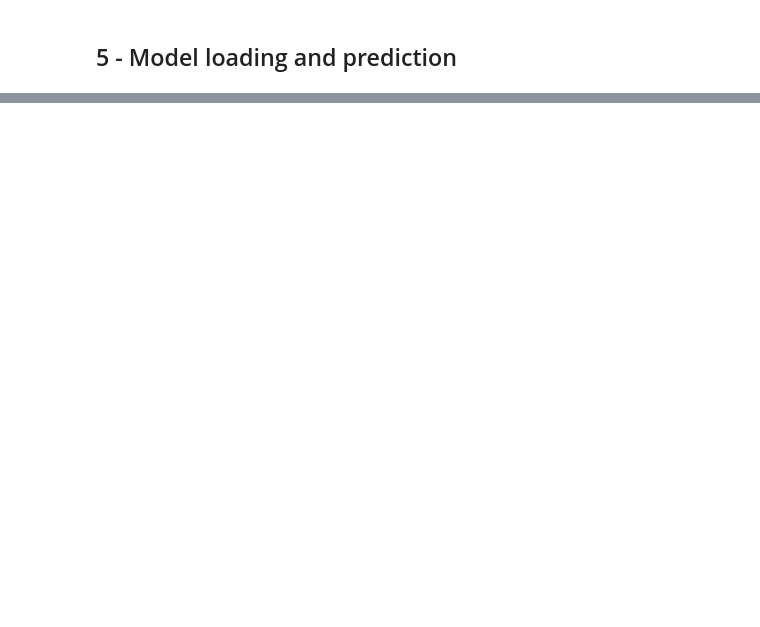
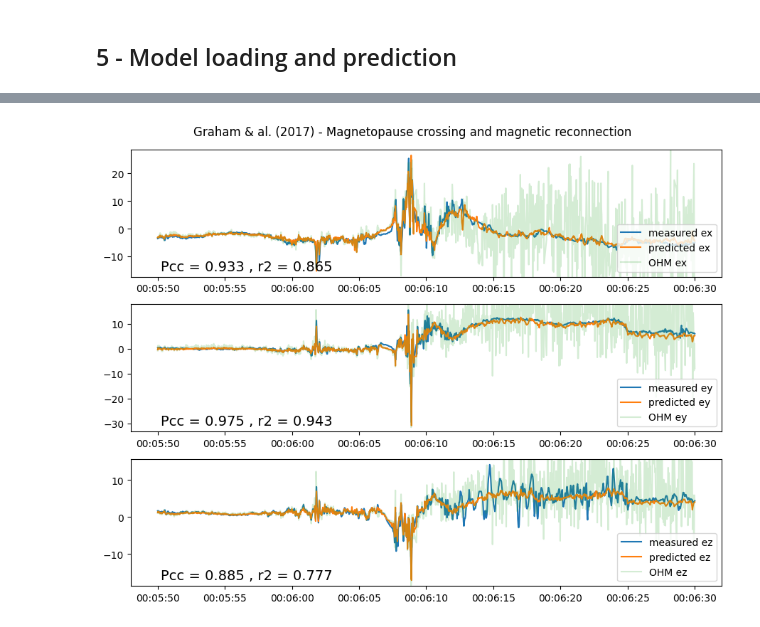
Before and after one commit to esevegne/astro-nn, a Jupyter notebook: analysis.ipynb, the cells around one changed output, grey strips where cells are left out. Drawn from its saved outputs; the diff is of its cells as text; code cells hidden in the pictures; blank space fills up the shorter version.

```diff
--- a/analysis.ipynb
+++ b/analysis.ipynb
@@ -509,21 +399,3 @@ ax[2].set_xlim(-5,5)
 
 plt.tight_layout()
 plt.show()
-# %%
-## test 1
-
-output_targets = ['ex','ey','ez']
-
-fig, ax = plt.subplots(len(output_targets), 1, figsize=(12,8))
-plt.subplots_adjust(hspace=0.2)
-
-for j,col in enumerate(output_targets):
-        sns.histplot(df_res_scaled[:,j],ax=ax[j],stat='density',color='blue',alpha=0.8,label=col)
-
-
-ax[0].set_xlim(-5,5)
-ax[1].set_xlim(-5,5)
-ax[2].set_xlim(-5,5)
-
-plt.tight_layout()
-plt.show()
@@ -542,0 +530,10 @@ df.iloc[2437606-100000:2437606+100000]['ez'].argmin()
+# %%
+scale.to('cpu')
+X_test = X_test.to('cpu')
+
+_, predict = scale.untransform(X_test,test_graham)
+# test
+df_predict = df_test.copy()
+df_predict[['ex','ey','ez']] = predict
+
+df_predict
@@ -542,0 +554,16 @@ df.iloc[2437606-100000:2437606+100000]['ez'].argmin()
+# %%
+fig, axes = plt.subplots(nrows=3,figsize=(9,7))
+for j,col in enumerate(['ex','ey','ez']):
+    axes[j].plot(df_test.index,df_test[col],label=f"measured {col}")
+    axes[j].plot(df_predict.index,df_predict[col],label=f"predicted {col}")
+    lims = axes[j].get_ylim()
+    axes[j].plot(df_predict.index,df_predict[col+"_mhd"]+df_predict[col+'_hall'],label=f"OHM {col}",alpha=0.2)
+    text = str('Pcc = {:.3}'.format(metrics['PCC'][j])) + str(' , r2 = {:.3}'.format(metrics['r2_score'][j]))
+    axes[j].text(0.05, 0.05, text, fontsize=14, transform=axes[j].transAxes)
+    axes[j].set_ylim(lims)
+    axes[j].legend(loc=4)
+
+fig.suptitle("Graham & al. (2017) - Magnetopause crossing and magnetic reconnection")
+fig.tight_layout()
+# %% [output]
+[figure, added]
```
Also changed, not shown: parts of 81 cells of this notebook, 6 other files.
